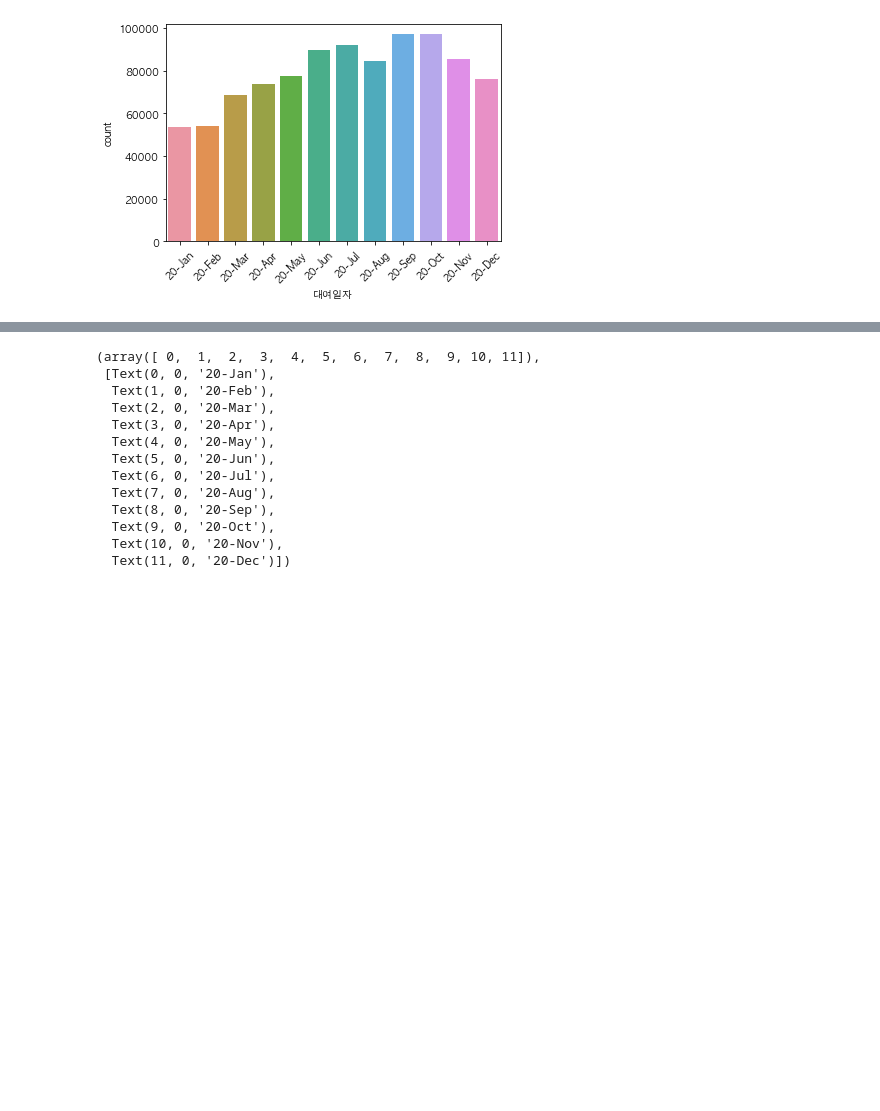
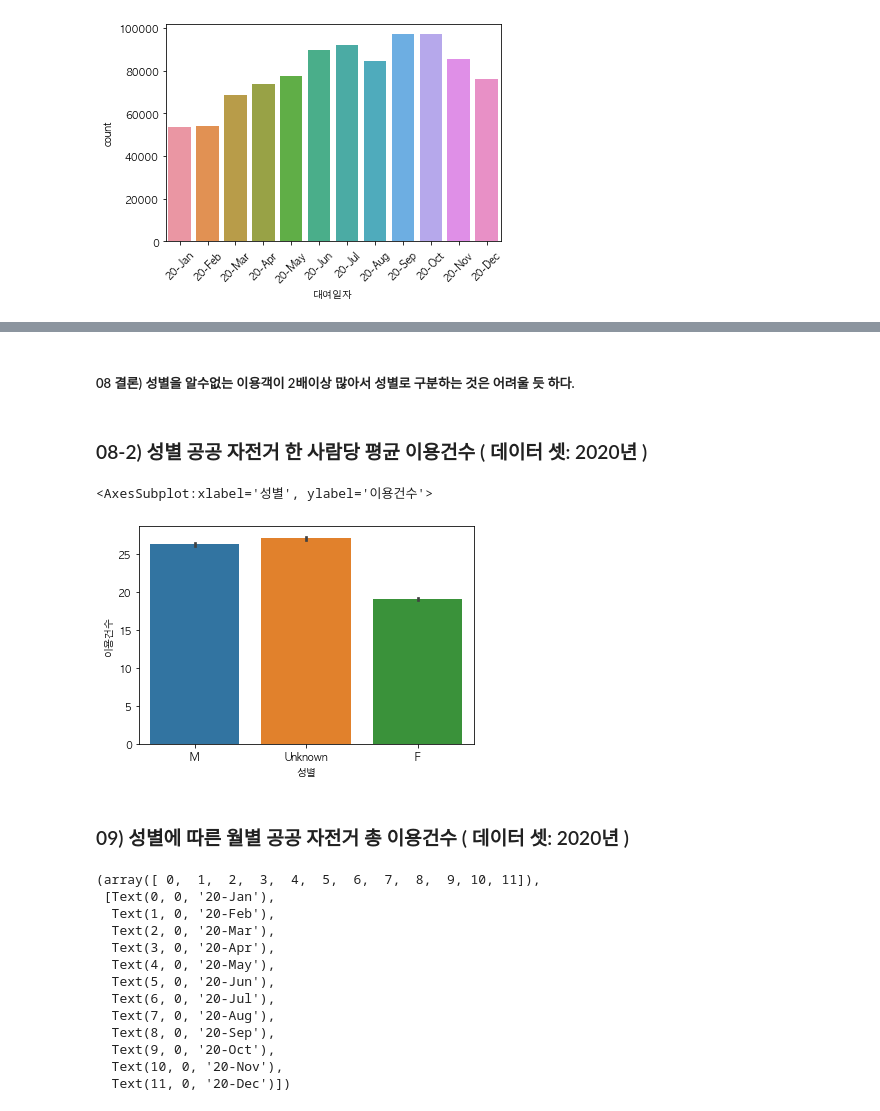
Before and after one commit to jinubot07/LikeLion_13th_DataCourse, a Jupyter notebook: 08_PRJ_team_project/Team_PRJ[MAC].ipynb, the cells around one changed output, grey strips where cells are left out. Saved outputs shown, nothing was run; the diff lists cells and outputs as text; code cells hidden in the pictures; blank space fills up the shorter version.

```diff
--- a/08_PRJ_team_project/Team_PRJ[MAC].ipynb
+++ b/08_PRJ_team_project/Team_PRJ[MAC].ipynb
@@ -174,3 +224,14 @@ plt.xticks(rotation=45)
+# %% [markdown]
+##### 08 결론) 성별을 알수없는 이용객이 2배이상 많아서 성별로 구분하는 것은 어려울 듯 하다.
+# %% [markdown]
+### 08-2) 성별 공공 자전거 한 사람당 평균 이용건수 ( 데이터 셋: 2020년 )
+# %%
+sns.barplot(x='성별', y='이용건수',data=bike_2020)
+# %% [output]
+<AxesSubplot:xlabel='성별', ylabel='이용건수'>
+[figure, added]
+# %% [markdown]
+### 09) 성별에 따른 월별 공공 자전거 총 이용건수 ( 데이터 셋: 2020년 )
 # %%
 sns.countplot(x='대여일자', hue='성별',data=bike_2020)
 plt.xticks(rotation=45)
```
Also changed, not shown: parts of 51 cells of this notebook, 12 other files.
